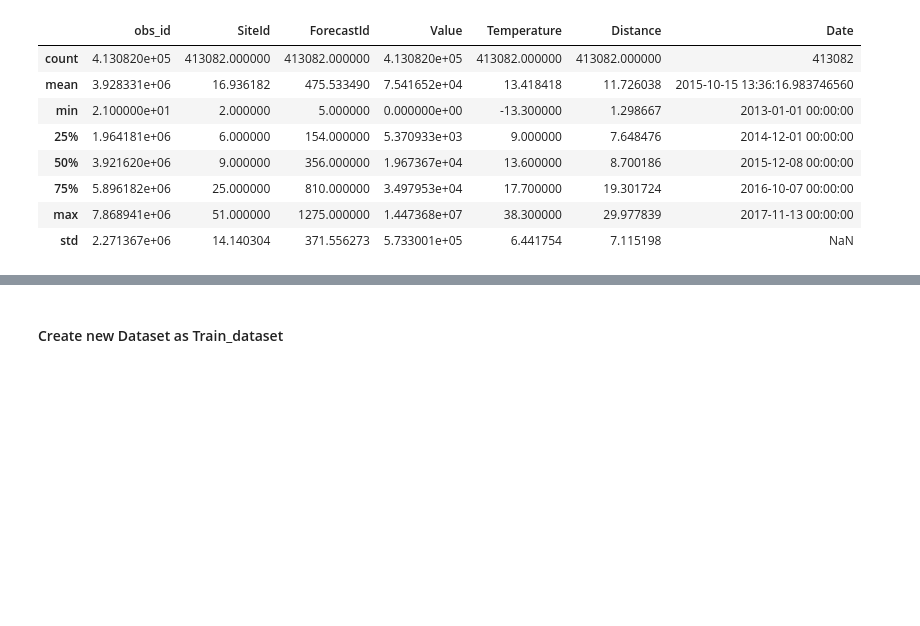
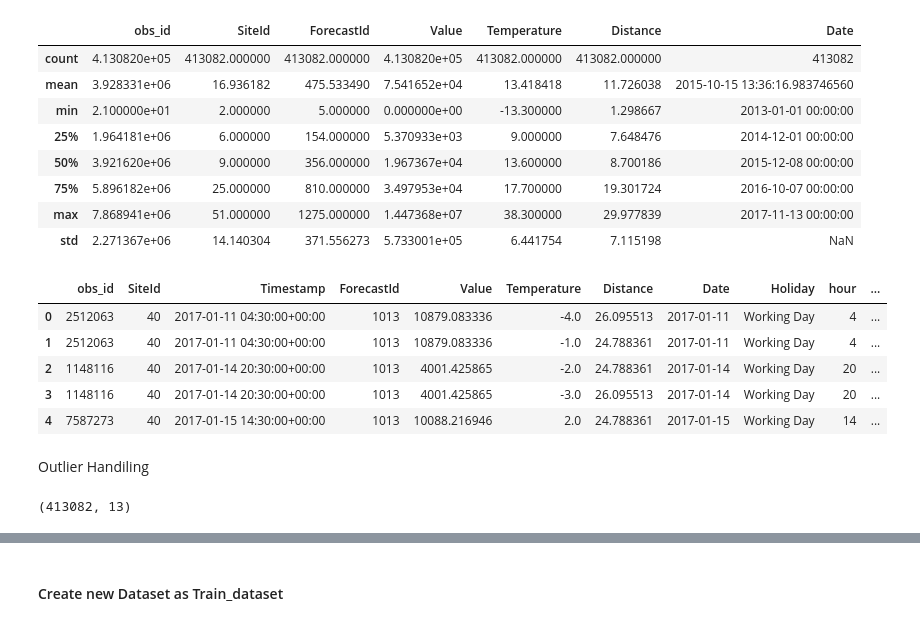
Before and after one commit to Melbinmatheew/Energy-Consumption-Forcasting, a Jupyter notebook: Notebooks/Data overview.ipynb, the cells around one changed output, grey strips where cells are left out. Saved outputs shown, nothing was run; the diff lists cells and outputs as text; code cells hidden in the pictures; blank space fills up the shorter version.

```diff
--- a/Notebooks/Data overview.ipynb
+++ b/Notebooks/Data overview.ipynb
@@ -447,3 +447,42 @@ merge_train_df.describe()
 | 75% | 5.896182e+06 | 25.000000 | 810.000000 | 3.497953e+04 | 17.700000 | 19.301724 | 2016-10-07 00:00:00 |
 | max | 7.868941e+06 | 51.000000 | 1275.000000 | 1.447368e+07 | 38.300000 | 29.977839 | 2017-11-13 00:00:00 |
 | std | 2.271367e+06 | 14.140304 | 371.556273 | 5.733001e+05 | 6.441754 | 7.115198 | NaN |
+# %%
+merge_train_df['Timestamp']=pd.to_datetime(merge_train_df['Timestamp'])
+merge_train_df['Date']=pd.to_datetime(merge_train_df['Date'])
+
+# Creating hours column from train dataset
+
+merge_train_df['hour']=merge_train_df['Timestamp'].dt.hour
+
+# Creating day of the week column from train dataset
+
+merge_train_df['day_of_the_week']=merge_train_df['Timestamp'].dt.dayofweek ### Monday=0, Sunday=6
+
+#Creating Month column from train dataset
+
+merge_train_df['Month']=merge_train_df['Timestamp'].dt.month
+
+#Extract Season
+def get_season(date):
+   if date.month in [12,1,2]:
+      return 'Winder'
+   if date.month in [3,4,5]:
+      return 'Spring'
+   if date.month in [6,7,8]:
+      return 'Summer'
+   else:
+      return "Fall"
+
+merge_train_df['Season']=merge_train_df['Timestamp'].apply(get_season)
+
+merge_train_df.head()
+# %% [output]
+|  | obs_id | SiteId | Timestamp | ForecastId | Value | Temperature | Distance | Date | Holiday | hour | ... |
+| 0 | 2512063 | 40 | 2017-01-11 04:30:00+00:00 | 1013 | 10879.083336 | -4.0 | 26.095513 | 2017-01-11 | Working Day | 4 | ... |
+| 1 | 2512063 | 40 | 2017-01-11 04:30:00+00:00 | 1013 | 10879.083336 | -1.0 | 24.788361 | 2017-01-11 | Working Day | 4 | ... |
+| 2 | 1148116 | 40 | 2017-01-14 20:30:00+00:00 | 1013 | 4001.425865 | -2.0 | 24.788361 | 2017-01-14 | Working Day | 20 | ... |
+| 3 | 1148116 | 40 | 2017-01-14 20:30:00+00:00 | 1013 | 4001.425865 | -3.0 | 26.095513 | 2017-01-14 | Working Day | 20 | ... |
+| 4 | 7587273 | 40 | 2017-01-15 14:30:00+00:00 | 1013 | 10088.216946 | 2.0 | 24.788361 | 2017-01-15 | Working Day | 14 | ... |
+# %% [markdown]
+Outlier Handiling
@@ -449,0 +501,4 @@ merge_train_df.describe()
+# %%
+merge_train_df.shape
+# %% [output]
+(413082, 13)
```
Also changed, not shown: parts of 9 cells of this notebook, 1 other file.
